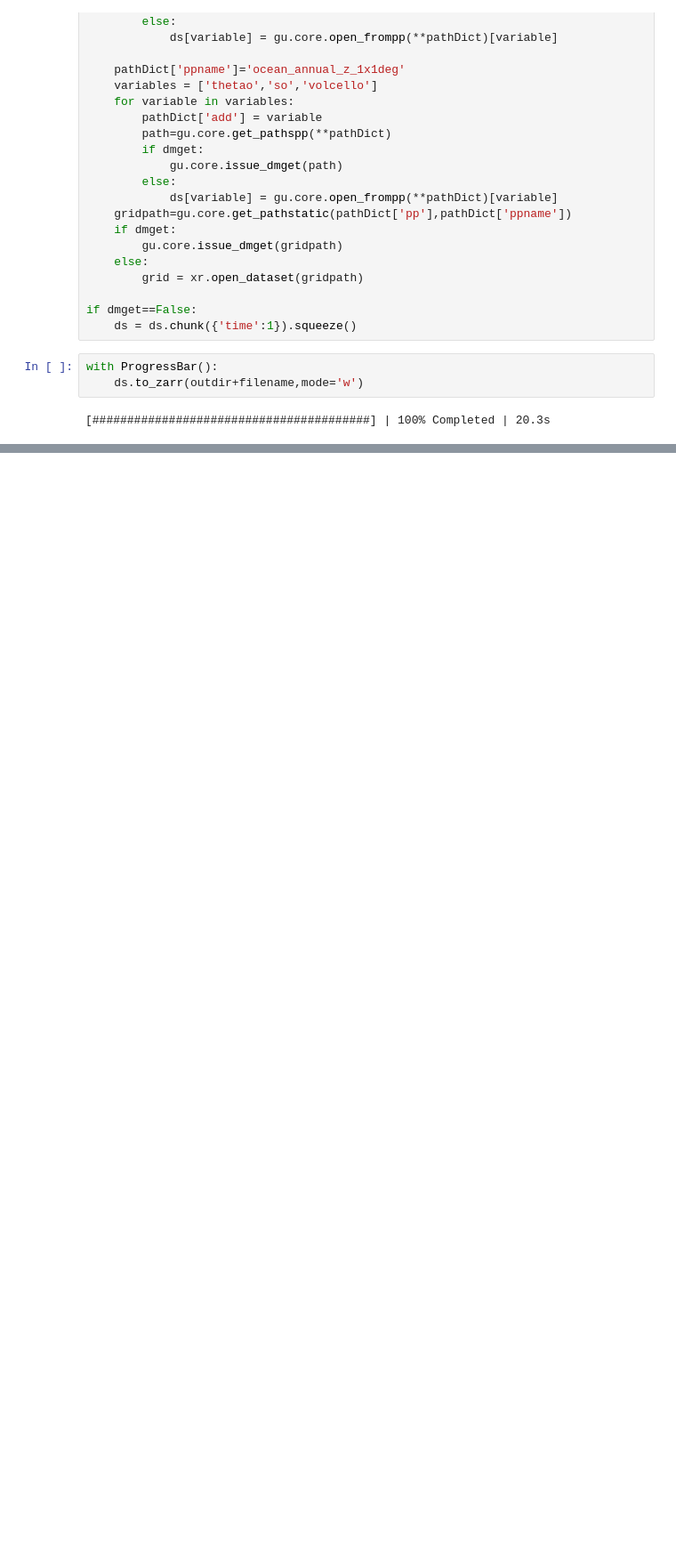
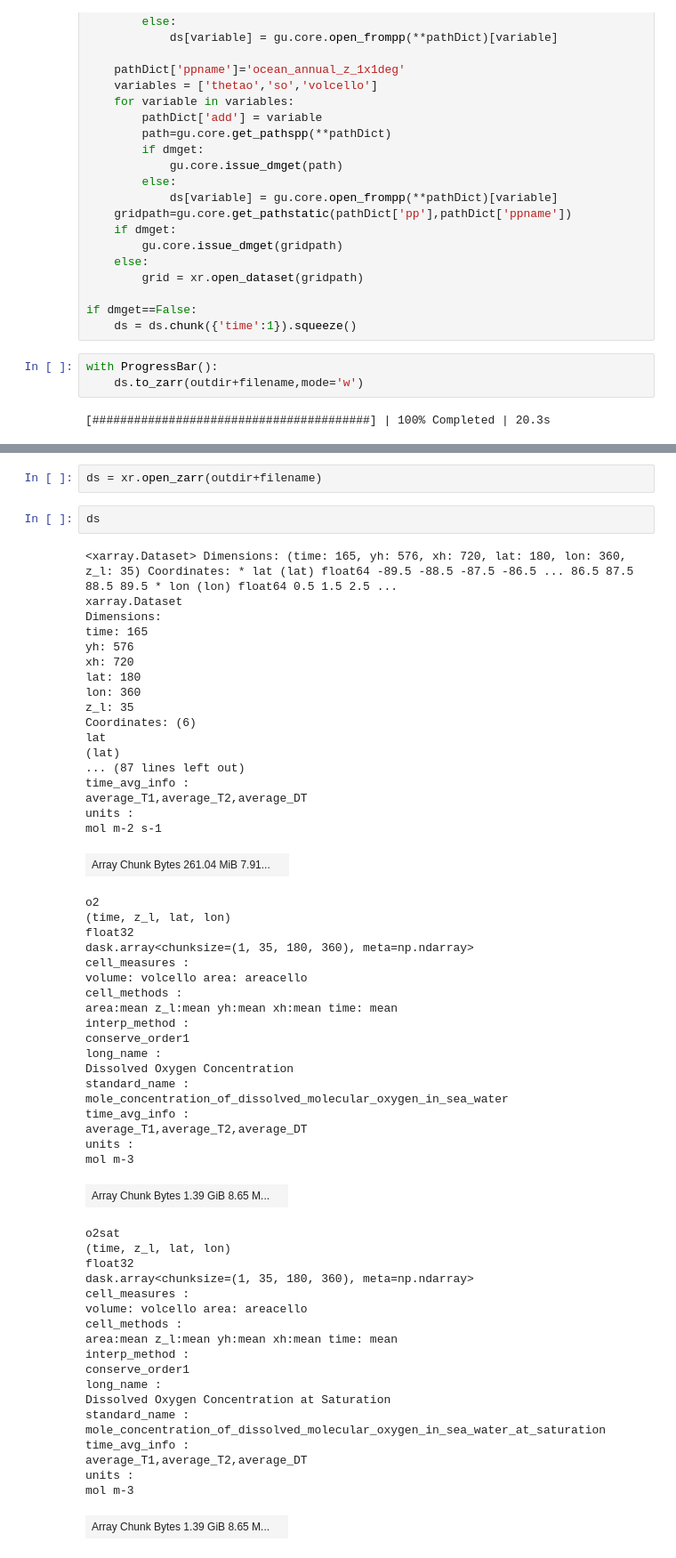
Before and after one commit to gmacgilchrist/oxygen, a Jupyter notebook: notebooks/save_zarr.ipynb, the cells around one changed output, grey strips where cells are left out. Shown at 89% size. Cells and saved outputs as stored; diff of their text form; blank space fills up the shorter version.

```diff
--- a/notebooks/save_zarr.ipynb
+++ b/notebooks/save_zarr.ipynb
@@ -54,0 +129,61 @@ with ProgressBar():
+# %%
+ds = xr.open_zarr(outdir+filename)
+# %%
+ds
+# %% [output]
+<xarray.Dataset> Dimensions: (time: 165, yh: 576, xh: 720, lat: 180, lon: 360, z_l: 35) Coordinates: * lat (lat) float64 -89.5 -88.5 -87.5 -86.5 ... 86.5 87.5 88.5 89.5 * lon (lon) float64 0.5 1.5 2.5 ...
+xarray.Dataset
+Dimensions:
+time: 165
+yh: 576
+xh: 720
+lat: 180
+lon: 360
+z_l: 35
+Coordinates: (6)
+lat
+(lat)
+... (87 lines left out)
+time_avg_info :
+average_T1,average_T2,average_DT
+units :
+mol m-2 s-1
+| Array Chunk Bytes 261.04 MiB 7.91... |  |
+o2
+(time, z_l, lat, lon)
+float32
+dask.array<chunksize=(1, 35, 180, 360), meta=np.ndarray>
+cell_measures :
+volume: volcello area: areacello
+cell_methods :
+area:mean z_l:mean yh:mean xh:mean time: mean
+interp_method :
+conserve_order1
+long_name :
+Dissolved Oxygen Concentration
+standard_name :
+mole_concentration_of_dissolved_molecular_oxygen_in_sea_water
+time_avg_info :
+average_T1,average_T2,average_DT
+units :
+mol m-3
+| Array Chunk Bytes 1.39 GiB 8.65 M... |  |
+o2sat
+(time, z_l, lat, lon)
+float32
+dask.array<chunksize=(1, 35, 180, 360), meta=np.ndarray>
+cell_measures :
+volume: volcello area: areacello
+cell_methods :
+area:mean z_l:mean yh:mean xh:mean time: mean
+interp_method :
+conserve_order1
+long_name :
+Dissolved Oxygen Concentration at Saturation
+standard_name :
+mole_concentration_of_dissolved_molecular_oxygen_in_sea_water_at_saturation
+time_avg_info :
+average_T1,average_T2,average_DT
+units :
+mol m-3
+| Array Chunk Bytes 1.39 GiB 8.65 M... |  |
```
Also changed, not shown: parts of 10 cells of this notebook.
